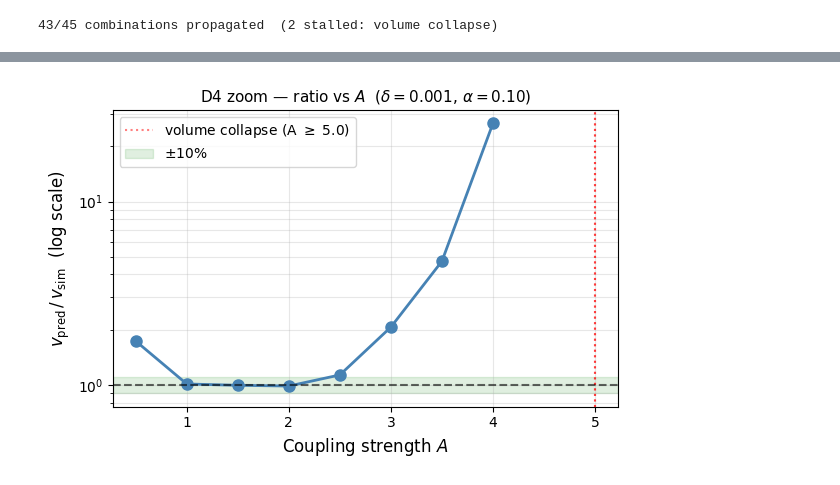
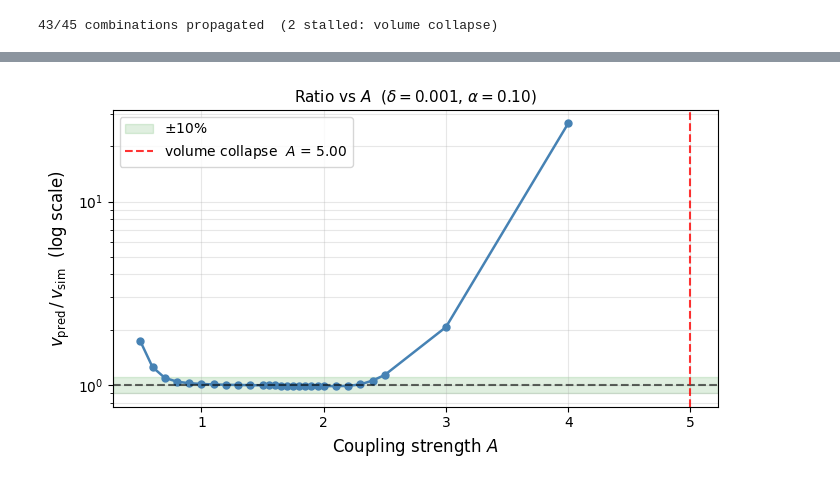
Before and after one commit to Stephang217/1D_Diaghphragms_Fluid_Model, a Jupyter notebook: diaphragm_metafluid.ipynb, the cells around one changed output, grey strips where cells are left out. Saved outputs shown, nothing was run; the diff lists cells and outputs as text; code cells hidden in the pictures.

```diff
--- a/diaphragm_metafluid.ipynb
+++ b/diaphragm_metafluid.ipynb
@@ -1082,12 +1104,12 @@ def run_sim(A, delta, alpha, N=120, T=150, dt=1e-4,
     """
     Run one simulation and return (v_measured, v_predicted, ratio).
 
-    This is a self-contained copy of the main simulation (cells 1-3) that accepts
+    This is a self-contained copy of the main simulation that accepts
     A, delta, and alpha as arguments, so the parameter sweep can call it cleanly
     without clobbering the notebook-level variables.
 
     v_predicted uses the Arrieta formula with ∫(du/dξ)² computed from a mid-run
-    snapshot — cleaner than the last-frame snapshot used in cell-13, because the
+    snapshot — cleaner than the last-frame snapshot (which sits near the sponge), because the
     mid-run kink is in the bulk of the lattice, not near the sponge boundary.
 
     Returns (nan, nan, nan) if the wave fails to propagate (e.g. volume collapse).
@@ -1118,9 +1140,8 @@ def run_sim(A, delta, alpha, N=120, T=150, dt=1e-4,
 
     def pressure_force(u):
         F = np.zeros_like(u)
-        seg_vols  = v0 + A * (u[1:] - u[:-1])
-        seg_vols  = np.maximum(seg_vols, 1e-6)     # clamp since volume collapses at A > 1.8
-        pressures = p0 * v0 / seg_vols
+        sv        = v0 + A * (u[1:] - u[:-1])
+        pressures = p0 * v0 / sv
         F[1:-1]   = A * (pressures[:-1] - pressures[1:])
         return F
 
@@ -1140,11 +1161,16 @@ def run_sim(A, delta, alpha, N=120, T=150, dt=1e-4,
     history    = []
     a_arr      = accel(u, v)
 
-    # ── Time loop (semi-implicit Verlet, same as cell-3) ─────────────────────
+    # ── Time loop (semi-implicit Verlet) ────────────────────────────────────────
     for step in range(steps):
         u     += v * dt + 0.5 * a_arr * dt**2
         u[:n_trigger] = u_lo;  u[-1] = u_hi
         v[:n_trigger] = 0.0;   v[-1] = 0.0
+        # Volume collapse check — only after warm-up (initial step smooths out)
+        if step > steps // 10:
+            sv_check = v0 + A * (u[1:] - u[:-1])
+            if np.any(sv_check <= 0):
+                return np.nan, np.nan, np.nan
         F_new  = net_force(u)
         v      = (v + 0.5 * dt * (a_arr + F_new / m)) / (1.0 + 0.5 * damp * dt / m)
         v[:n_trigger] = 0.0;   v[-1] = 0.0
@@ -1515,64 +1595,75 @@ Formula accurate (within 10%) for delta <= 0.0060
 # lattice sites span the transition → better continuum approximation → ratio → 1.
 #
 # However, larger A also compresses the gas more per unit displacement, and at
-# A ≈ 1.8 the segment volumes can collapse to zero during a snap.  The pressure
-# force then diverges, the integrator produces NaN, and run_sim returns (nan, nan, nan).
+# A ≈ 1/(u_hi−u_lo) ≈ 1.8 the segment volumes collapse to zero during a snap.
+# The pressure force then diverges and run_sim returns (nan, nan, nan).
 # This volume-collapse wall is a hard physical limit of this fluid-coupled model
 # that has no analogue in the spring-coupled Nadkarni system.
 #
-# We fix δ=0.001 and α=0.10 (best-case: widest kink, no ringing) to see the
-# cleanest version of the A trend.  The full sweep only has A=0.5 and A=1.0
-# in the stable regime (A=2, 5, 10 all collapse).
+# We fix δ=0.001 and α=0.10 (best-case: widest kink, no ringing).
+# Dense sampling near A≈1.8 pins down the collapse wall precisely.
+# The red vertical line updates automatically from the data.
 
 existing_A = {row[0]: (row[3], row[4], row[5])
               for row in sweep_results
               if row[1] == 0.001 and row[2] == 0.10}
 
-for A_val in [0.5, 1, 1.5, 2, 2.5, 3, 3.5, 4]:
+for A_val in [
+        # finer stable-regime coverage
+        0.6, 0.7, 0.8, 0.9,
+        1.1, 1.2, 1.3, 1.4,
+        # ── refined collapse boundary — spacing 0.05 ──
+        1.55, 1.60, 1.65, 1.70, 1.75,
+        1.80, 1.85, 1.90, 1.95,
+        # post-collapse (NaN expected)
+        2.0, 2.1, 2.2, 2.3, 2.4, 2.5, 3.0, 4.0]:
     v_m, v_p, r = run_sim(A=A_val, delta=0.001, alpha=0.10)
     existing_A[A_val] = (v_m, v_p, r)
-    status = f"ratio={r:.3f}" if not (r != r) else "stalled (volume collapse)"
-    print(f"  A={A_val:.1f}  {status}")
+    status = f"ratio={r:.3f}" if not np.isnan(r) else "stalled (volume collapse)"
+    print(f"  A={A_val:.2f}  {status}")
 
 A_vals   = sorted(existing_A)
 ratios_A = [existing_A[a][2] for a in A_vals]
 
-valid_pts = [(a, r) for a, r in zip(A_vals, ratios_A) if not (r != r)]
-collapsed = [a for a, r in zip(A_vals, ratios_A) if (r != r)]
+# ── Determine collapse wall and valid band from data ──────────────────────────
+collapsed  = [a for a, r in zip(A_vals, ratios_A) if np.isnan(r)]
+A_collapse = min(collapsed) if collapsed else None
+
+in_band_A = [(a, r) for a, r in zip(A_vals, ratios_A)
+             if not np.isnan(r) and abs(r - 1) < 0.1]
+
+if A_collapse:
+    print(f"Volume collapse first occurs at A = {A_collapse:.2f}")
+
+valid_pts = [(a, r) for a, r in zip(A_vals, ratios_A) if not np.isnan(r)]
 A_v, r_v  = zip(*valid_pts) if valid_pts else ([], [])
 
-fig, ax = plt.subplots(figsize=(6, 4))
-ax.plot(A_v, r_v, 'o-', color='steelblue', markersize=8, linewidth=2)
-if collapsed:
-    for a in collapsed:
-        ax.axvline(a, color='red', linestyle=':', alpha=0.5)
-    ax.axvline(collapsed[0], color='red', linestyle=':', alpha=0.5,
-               label=f'volume collapse (A $\\geq$ {min(collapsed):.1f})')
+# ── Plot: ratio vs A ──────────────────────────────────────────────────────────
+fig, ax = plt.subplots(figsize=(7, 4))
+ax.plot(A_v, r_v, 'o-', color='steelblue', markersize=5, linewidth=1.8)
 ax.axhline(1.0, color='k', linestyle='--', alpha=0.6)
 ax.axhspan(0.9, 1.1, alpha=0.12, color='green', label=r'$\pm$10%')
+if A_collapse is not None:
+    ax.axvline(A_collapse, color='red', linestyle='--', alpha=0.8,
+               label=f'volume collapse  $A$ = {A_collapse:.2f}')
 ax.set_xlabel(r'Coupling strength $A$', fontsize=12)
 ax.set_yscale('log')
 ax.set_ylabel(r'$v_{\rm pred}\,/\,v_{\rm sim}$  (log scale)', fontsize=12)
-ax.set_title(r'D4 zoom — ratio vs $A$  ($\delta=0.001$, $\alpha=0.10$)', fontsize=11)
+ax.set_title(r'Ratio vs $A$  ($\delta=0.001$, $\alpha=0.10$)', fontsize=11)
 ax.legend(); ax.grid(True, alpha=0.3, which='both')
 plt.tight_layout(); plt.show()
 
-# Report the valid range: A values where the formula is within 10% of correct
-valid_A = [a for a, r in zip(A_vals, ratios_A) if not (r != r) and abs(r - 1) < 0.1]
-if valid_A:
-    print(f'Formula accurate (within 10%) for A in [{min(valid_A):.1f}, {max(valid_A):.1f}]')
-else:
-    print('No A values within 10% band')
-
-# Raw speeds: shows both the decrease in v as A → collapse and the formula's
-# divergence — collapse points (NaN) omitted
+# ── Plot: raw speeds vs A ─────────────────────────────────────────────────────
 A_valid = [a for a in A_vals if not np.isnan(existing_A[a][0])]
 vs_A  = [existing_A[a][0] for a in A_valid]
 vp_A  = [existing_A[a][1] for a in A_valid]
 
-fig2, ax2 = plt.subplots(figsize=(6, 4))
-ax2.plot(A_valid, vs_A, 'o-',  color='steelblue', lw=2, ms=7, label=r'$v_{\rm sim}$')
-ax2.plot(A_valid, vp_A, 's--', color='tomato',    lw=2, ms=7, label=r'$v_{\rm pred}$')
+fig2, ax2 = plt.subplots(figsize=(7, 4))
+ax2.plot(A_valid, vs_A, 'o-',  color='steelblue', lw=2, ms=5, label=r'$v_{\rm sim}$')
+ax2.plot(A_valid, vp_A, 's--', color='tomato',    lw=2, ms=5, label=r'$v_{\rm pred}$')
+if A_collapse is not None:
+    ax2.axvline(A_collapse, color='red', linestyle='--', alpha=0.8,
+                label=f'volume collapse')
 ax2.set_xlabel(r'Coupling strength $A$', fontsize=12)
 ax2.set_ylabel('wave speed  (sites / time)', fontsize=12)
 ax2.set_title(r'Raw speeds vs $A$  ($\delta=0.001$, $\alpha=0.10$)', fontsize=11)
@@ -1590 +1690 @@ plt.tight_layout(); plt.show()
-[figure, old version]
+[figure, new version]
```
Also changed, not shown: parts of 29 cells of this notebook.
